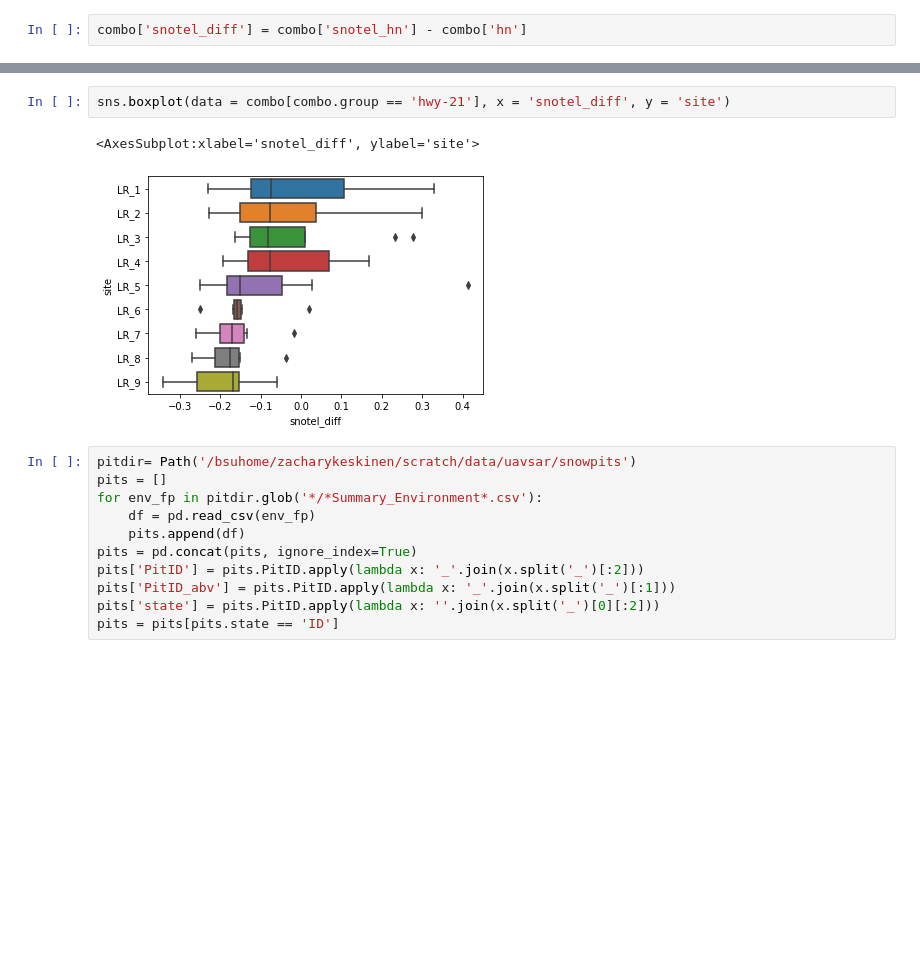
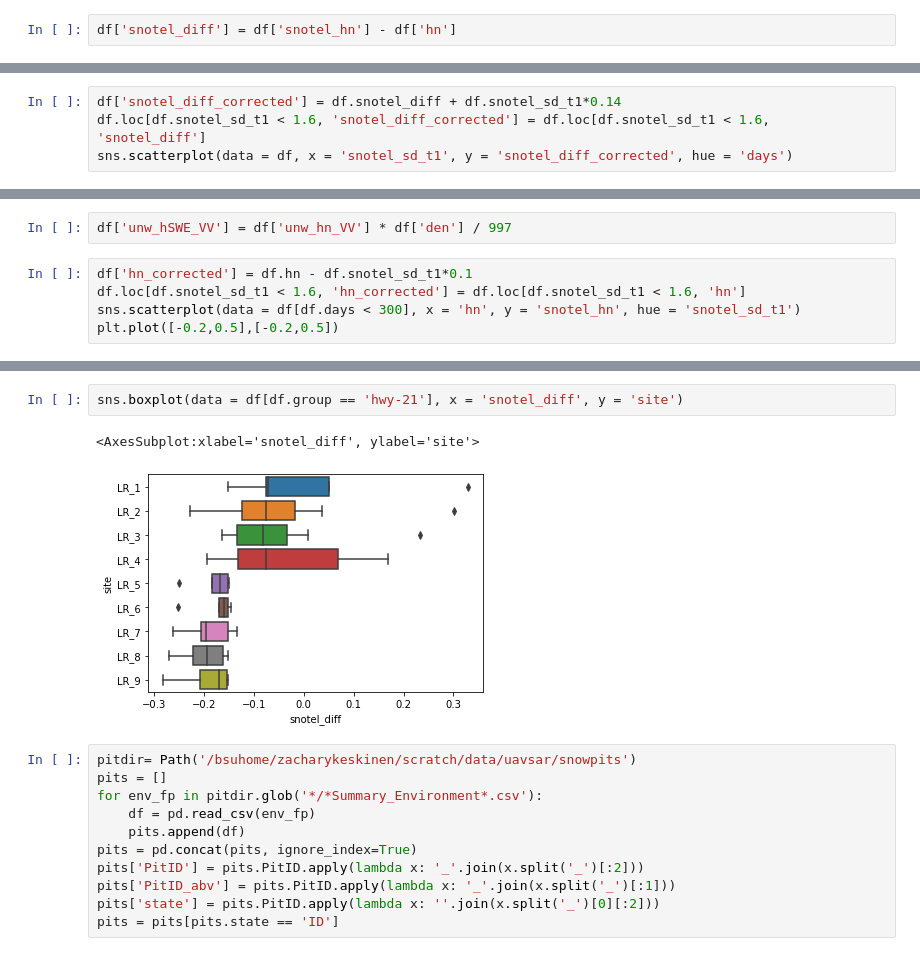
Before and after one commit to ZachHoppinen/uavsar-validation, a Jupyter notebook: src/play/interval.ipynb, the cells around one changed output, grey strips where cells are left out. Saved outputs shown, nothing was run; the diff lists cells and outputs as text; blank space fills up the shorter version.

```diff
--- a/src/play/interval.ipynb
+++ b/src/play/interval.ipynb
@@ -108,2 +105,2 @@ combo[['date_t1', 'date_t2','hn','snotel_hn']].plot.scatter(x = 'hn', y = 'snote
 # %%
-combo['snotel_diff'] = combo['snotel_hn'] - combo['hn']
+df['snotel_diff'] = df['snotel_hn'] - df['hn']
@@ -109,0 +113,4 @@ combo['snotel_diff'] = combo['snotel_hn'] - combo['hn']
+# %%
+df['snotel_diff_corrected'] = df.snotel_diff + df.snotel_sd_t1*0.14
+df.loc[df.snotel_sd_t1 < 1.6, 'snotel_diff_corrected'] = df.loc[df.snotel_sd_t1 < 1.6, 'snotel_diff']
+sns.scatterplot(data = df, x = 'snotel_sd_t1', y = 'snotel_diff_corrected', hue = 'days')
@@ -109,0 +131,7 @@ combo['snotel_diff'] = combo['snotel_hn'] - combo['hn']
+# %%
+df['unw_hSWE_VV'] = df['unw_hn_VV'] * df['den'] / 997
+# %%
+df['hn_corrected'] = df.hn - df.snotel_sd_t1*0.1
+df.loc[df.snotel_sd_t1 < 1.6, 'hn_corrected'] = df.loc[df.snotel_sd_t1 < 1.6, 'hn']
+sns.scatterplot(data = df[df.days < 300], x = 'hn', y = 'snotel_hn', hue = 'snotel_sd_t1')
+plt.plot([-0.2,0.5],[-0.2,0.5])
@@ -110,8 +158,8 @@ combo['snotel_diff'] = combo['snotel_hn'] - combo['hn']
 # %%
-sns.boxplot(data = combo[combo.group == 'hwy-21'], x = 'snotel_diff', y = 'site')
+sns.boxplot(data = df[df.group == 'hwy-21'], x = 'snotel_diff', y = 'site')
 # %% [output]
 <AxesSubplot:xlabel='snotel_diff', ylabel='site'>
-[figure, old version]
+[figure, new version]
 # %%
 pitdir= Path('/bsuhome/zacharykeskinen/scratch/data/uavsar/snowpits')
 pits = []
```
Also changed, not shown: parts of 14 cells of this notebook, 5 other files.
